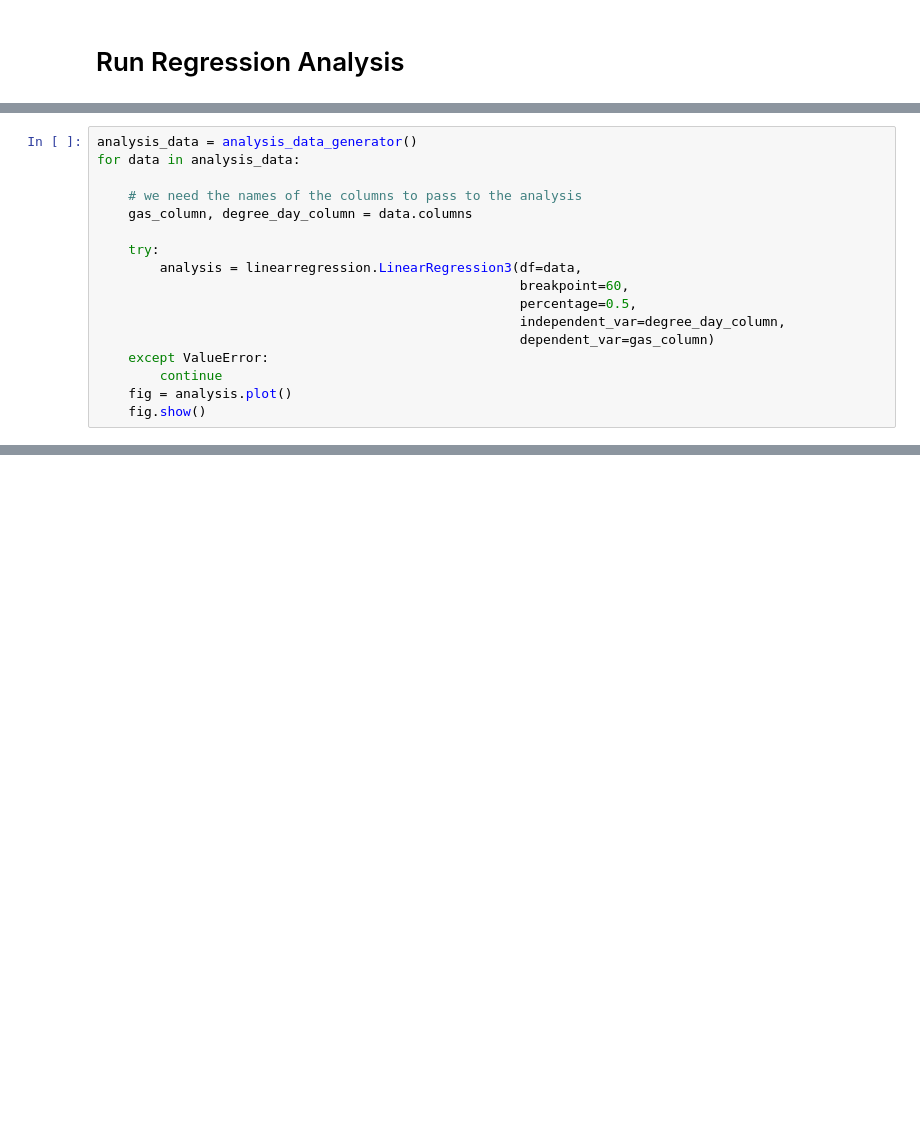
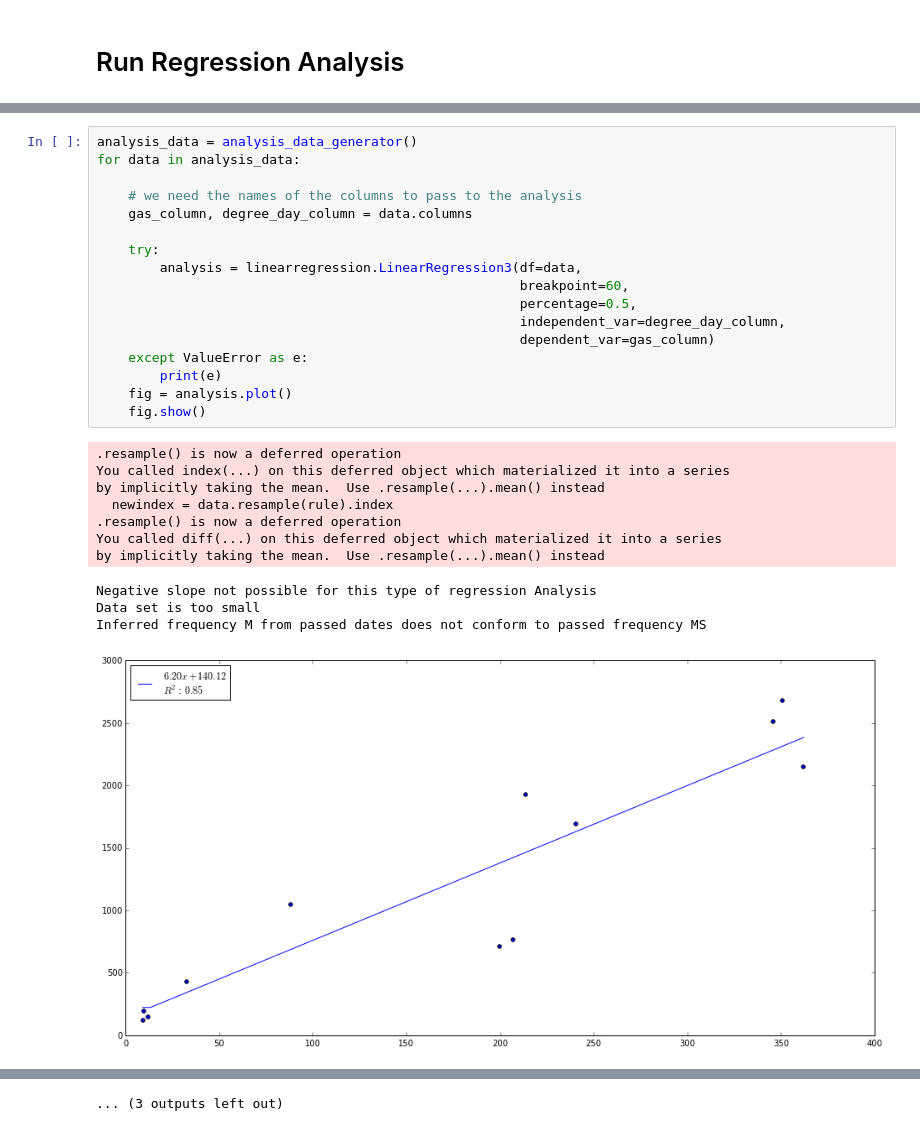
Before and after one commit to opengridcc/opengrid-dev, a Jupyter notebook: notebooks/Analysis/Energetic_Signature.ipynb, the cells around one changed output, grey strips where cells are left out. Saved outputs shown, nothing was run; the diff lists cells and outputs as text; blank space fills up the shorter version.

```diff
--- a/notebooks/Analysis/Energetic_Signature.ipynb
+++ b/notebooks/Analysis/Energetic_Signature.ipynb
@@ -165,17 +177,29 @@ for data in analysis_data:
 # %%
 analysis_data = analysis_data_generator()
 for data in analysis_data:
 
     # we need the names of the columns to pass to the analysis
     gas_column, degree_day_column = data.columns
 
     try:
         analysis = linearregression.LinearRegression3(df=data,
                                                       breakpoint=60,
                                                       percentage=0.5,
                                                       independent_var=degree_day_column,
                                                       dependent_var=gas_column)
-    except ValueError:
-        continue
+    except ValueError as e:
+        print(e)
     fig = analysis.plot()
     fig.show()
+# %% [output]
+.resample() is now a deferred operation
+You called index(...) on this deferred object which materialized it into a series
+by implicitly taking the mean.  Use .resample(...).mean() instead
+  newindex = data.resample(rule).index
+.resample() is now a deferred operation
+You called diff(...) on this deferred object which materialized it into a series
+by implicitly taking the mean.  Use .resample(...).mean() instead
+Negative slope not possible for this type of regression Analysis
+Data set is too small
+Inferred frequency M from passed dates does not conform to passed frequency MS
+[figure, added]
@@ -181,0 +215 @@ for data in analysis_data:
+... (3 outputs left out)
```
Also changed, not shown: parts of 9 cells of this notebook.
